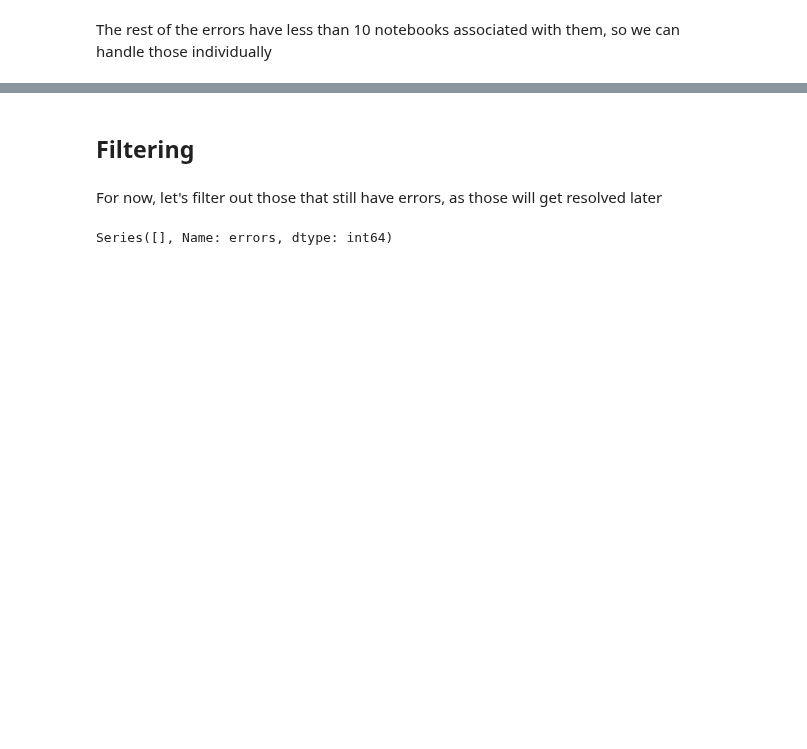
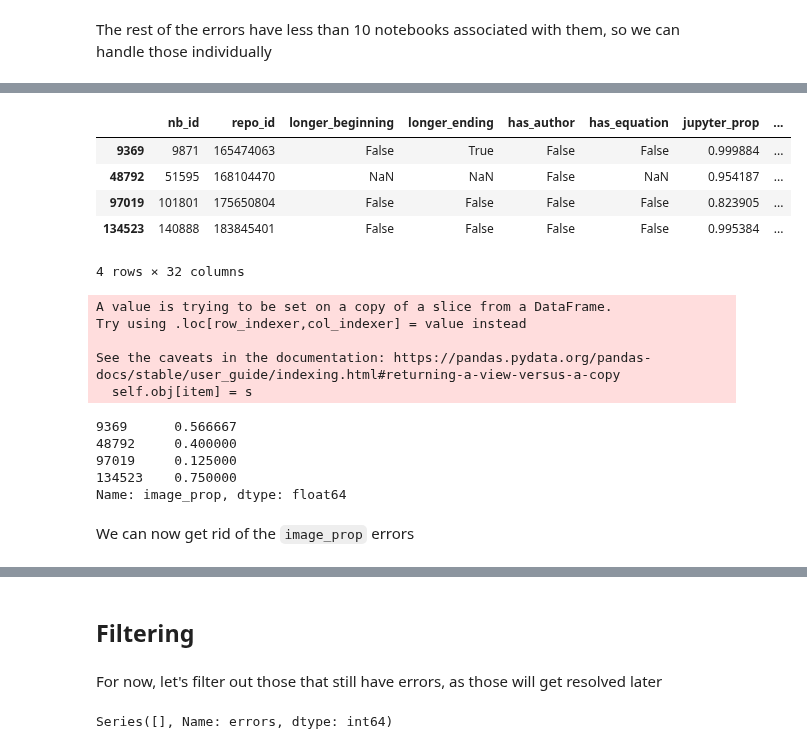
Before and after one commit to Isabel-Gan/quantifying-notebook-features, a Jupyter notebook: full-output/full-output-analysis.ipynb, the cells around one changed output, grey strips where cells are left out. Drawn from its saved outputs; the diff is of its cells as text; code cells hidden in the pictures; blank space fills up the shorter version.

Commit message:
fixed erred notebooks in full output

```diff
--- a/full-output/full-output-analysis.ipynb
+++ b/full-output/full-output-analysis.ipynb
@@ -188,0 +195,6 @@ with open('error-lists/num_commits_errs.pkl', 'wb') as f:
+# %%
+# fill in the errors
+for nb_id in num_commits_one:
+    error_filtered.loc[error_filtered['nb_id'] == nb_id, 'num_commits'] = 1
+for nb_id in num_commits_zero:
+    error_filtered.loc[error_filtered['nb_id'] == nb_id, 'num_commits'] = 0
@@ -189,2 +203,5 @@ with open('error-lists/num_commits_errs.pkl', 'wb') as f:
+# %%
+for nb_id in error_filtered[error_filtered['errors'] == 'num_commits']['nb_id']:
+    error_filtered.loc[error_filtered['nb_id'] == nb_id, 'errors'] = np.nan
 # %% [markdown]
 The rest of the errors have less than 10 notebooks associated with them, so we can handle those individually
@@ -190,0 +221,6 @@ The rest of the errors have less than 10 notebooks associated with them, so we c
+# %%
+fixes = pd.read_pickle('error-lists/fixes1.pkl')
+for _, notebook in fixes.iterrows():
+    nb_id = notebook['nb_id']
+    error_filtered.loc[error_filtered['nb_id'] == nb_id, 'output_cell_prop'] = notebook['output_cell_prop']
+    error_filtered.loc[error_filtered['nb_id'] == nb_id, 'image_prop'] = notebook['image_prop']
@@ -190,0 +246,3 @@ The rest of the errors have less than 10 notebooks associated with them, so we c
+# %%
+for nb_id in error_filtered[error_filtered['errors'] == 'output_cell_prop,image_prop']['nb_id']:
+    error_filtered.loc[error_filtered['nb_id'] == nb_id, 'errors'] = np.nan
@@ -190,0 +267,30 @@ The rest of the errors have less than 10 notebooks associated with them, so we c
+# %%
+error_filtered[error_filtered['errors'] == 'image_prop']
+# %% [output]
+|  | nb_id | repo_id | longer_beginning | longer_ending | has_author | has_equation | jupyter_prop | ... |
+| 9369 | 9871 | 165474063 | False | True | False | False | 0.999884 | ... |
+| 48792 | 51595 | 168104470 | NaN | NaN | False | NaN | 0.954187 | ... |
+| 97019 | 101801 | 175650804 | False | False | False | False | 0.823905 | ... |
+| 134523 | 140888 | 183845401 | False | False | False | False | 0.995384 | ... |
+4 rows × 32 columns
+# %%
+fixes = pd.read_pickle('error-lists/fixes2.pkl')
+for _, notebook in fixes.iterrows():
+    nb_id = notebook['nb_id']
+    error_filtered.loc[error_filtered['nb_id'] == nb_id, 'image_prop'] = notebook['image_prop']
+# %% [output]
+A value is trying to be set on a copy of a slice from a DataFrame.
+Try using .loc[row_indexer,col_indexer] = value instead
+
+See the caveats in the documentation: https://pandas.pydata.org/pandas-docs/stable/user_guide/indexing.html#returning-a-view-versus-a-copy
+  self.obj[item] = s
+# %%
+error_filtered[error_filtered['errors'] == 'image_prop']['image_prop']
+# %% [output]
+9369      0.566667
+48792     0.400000
+97019     0.125000
+134523    0.750000
+Name: image_prop, dtype: float64
+# %% [markdown]
+We can now get rid of the `image_prop` errors
```
Also changed, not shown: parts of 30 cells of this notebook, 2 other files.
